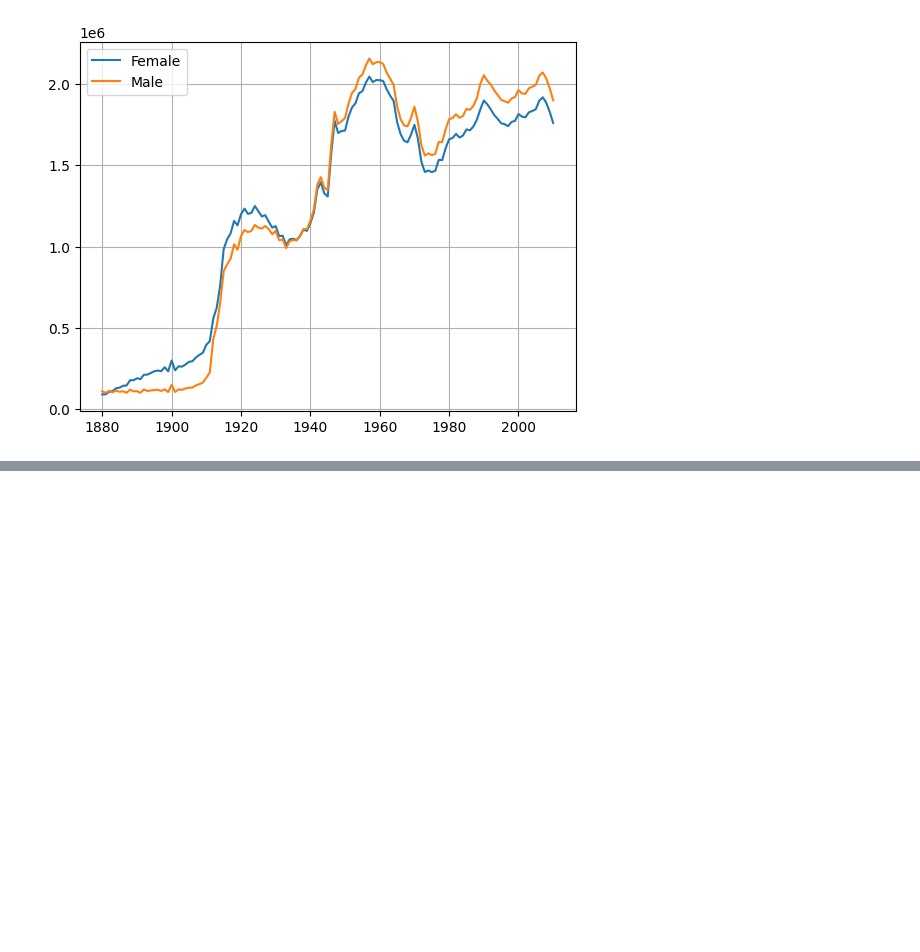
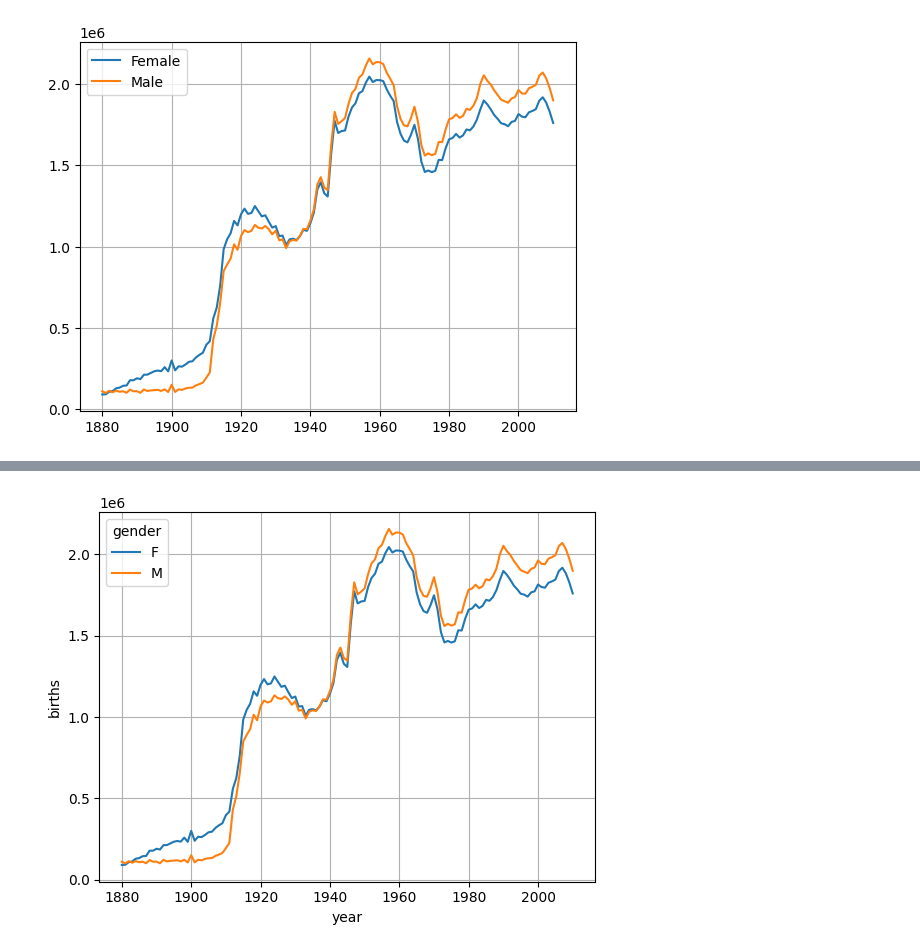
Before and after one commit to baesaa0304/StudyIT, a Jupyter notebook: py19_yob.ipynb, the cells around one changed output, grey strips where cells are left out. Cells and saved outputs as stored; diff of their text form; code cells hidden in the pictures; blank space fills up the shorter version.

```diff
--- a/py19_yob.ipynb
+++ b/py19_yob.ipynb
@@ -241,0 +273,7 @@ plt.show()
+# %%
+sns.lineplot(data=yob_df, x='year', y='births' ,hue='gender', estimator = 'sum',
+             errorbar=None)
+plt.grid()
+plt.show()
+# %% [output]
+[figure, added]
```
Also changed, not shown: parts of 3 cells of this notebook.
